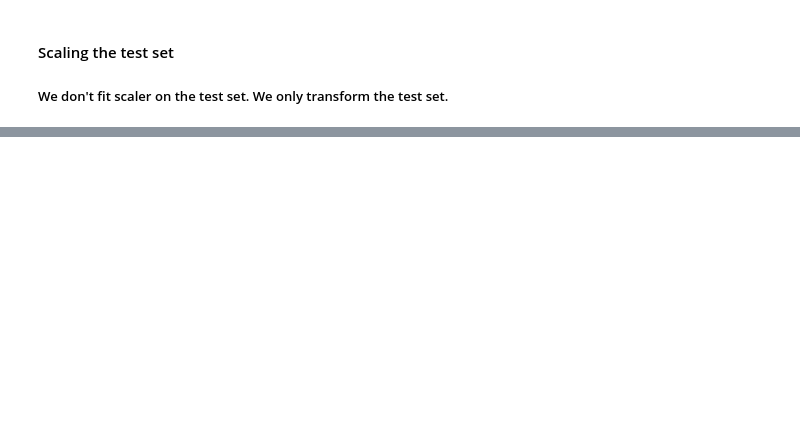
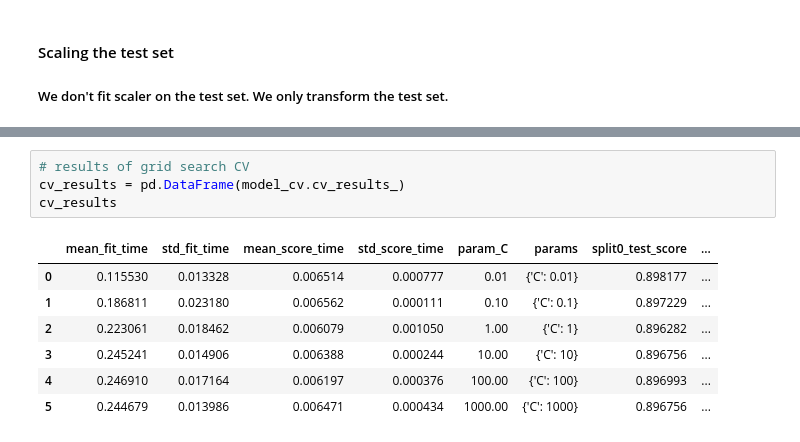
Before and after one commit to burakarabacioglu/Vodafone-ML-Internship-Portfolio, a Jupyter notebook: Customer_Churn_Prediction/churn_prediction.ipynb, the cells around one changed output, grey strips where cells are left out. Cells and saved outputs as stored; diff of their text form; blank space fills up the shorter version.

```diff
--- a/Customer_Churn_Prediction/churn_prediction.ipynb
+++ b/Customer_Churn_Prediction/churn_prediction.ipynb
@@ -762,0 +885,12 @@ X_test.head()
+# %%
+# results of grid search CV
+cv_results = pd.DataFrame(model_cv.cv_results_)
+cv_results
+# %% [output]
+|  | mean_fit_time | std_fit_time | mean_score_time | std_score_time | param_C | params | split0_test_score | ... |
+| 0 | 0.115530 | 0.013328 | 0.006514 | 0.000777 | 0.01 | {'C': 0.01} | 0.898177 | ... |
+| 1 | 0.186811 | 0.023180 | 0.006562 | 0.000111 | 0.10 | {'C': 0.1} | 0.897229 | ... |
+| 2 | 0.223061 | 0.018462 | 0.006079 | 0.001050 | 1.00 | {'C': 1} | 0.896282 | ... |
+| 3 | 0.245241 | 0.014906 | 0.006388 | 0.000244 | 10.00 | {'C': 10} | 0.896756 | ... |
+| 4 | 0.246910 | 0.017164 | 0.006197 | 0.000376 | 100.00 | {'C': 100} | 0.896993 | ... |
+| 5 | 0.244679 | 0.013986 | 0.006471 | 0.000434 | 1000.00 | {'C': 1000} | 0.896756 | ... |
```
Also changed, not shown: parts of 31 cells of this notebook.
